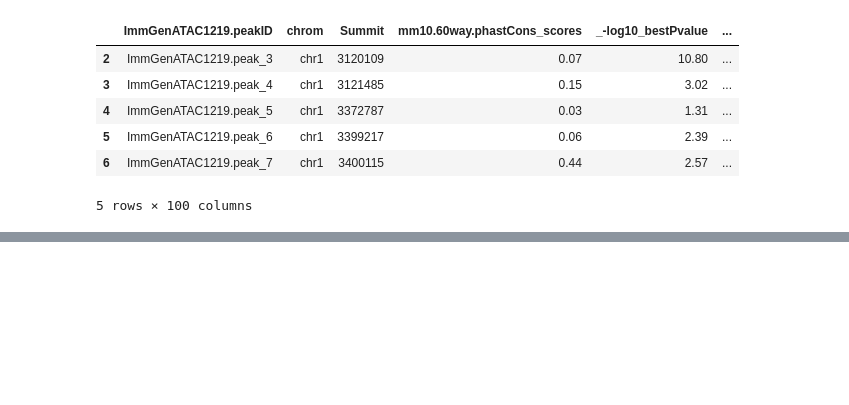
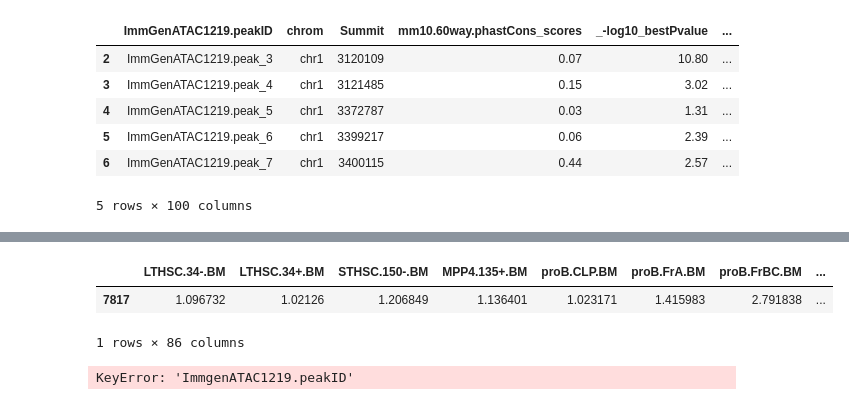
Before and after one commit to datascience-mobi-2026/topic04_team03, a Jupyter notebook: jupyter_peter_v1.2.ipynb, the cells around one changed output, grey strips where cells are left out. Cells and saved outputs as stored; diff of their text form; code cells hidden in the pictures; blank space fills up the shorter version.

Commit message:
Part 2.4: regression model as a function

```diff
--- a/jupyter_peter_v1.2.ipynb
+++ b/jupyter_peter_v1.2.ipynb
@@ -372,0 +413,62 @@ only_enhancers.to_csv('data/only_enhancers_intronic_labled', index=False)
+# %%
+#(Y) RNA_seq_IL17f via function
+RNA_seq_path = Path('data') / 'mmc2.csv'
+RNA_seq = pd.read_csv(RNA_seq_path)
+
+def Y_Gene(RNA_seq, gene):
+
+    RNA_seq_Gene = RNA_seq[RNA_seq["Unnamed: 0"] == gene].drop("Unnamed: 0", axis=1, errors="ignore").copy()
+
+    Y = RNA_seq_Gene.iloc[0]
+
+    return RNA_seq_Gene, Y
+
+
+RNA_Seq_Gene, Y = Y_Gene(RNA_seq, "Il17f")
+RNA_seq_IL17f
+# %% [output]
+|  | LTHSC.34-.BM | LTHSC.34+.BM | STHSC.150-.BM | MPP4.135+.BM | proB.CLP.BM | proB.FrA.BM | proB.FrBC.BM | ... |
+| 7817 | 1.096732 | 1.02126 | 1.206849 | 1.136401 | 1.023171 | 1.415983 | 2.791838 | ... |
+1 rows × 86 columns
+# %%
+#(X) ATAC_seq_IL17f via function
+
+##ATAC Data without unreliable Data
+threshold = -np.log10(0.05)
+ATAC_data_removed = ATAC_data[ATAC_data["_-log10_bestPvalue"] >= threshold].copy()
+ATAC_data_removed.__len__()
+
+annotation_cols = [
+    "ImmGenATAC1219.peakID",
+    "Summit",
+    "chrom",
+    "mm10.60way.phastCons_scores",
+    "_-log10_bestPvalue",
+    "Included.in.systematic.analysis",
+    "TSS",
+    "genes.within.100Kb"
+]
+
+def ATAC_seq_Gene(ATAC_data_removed, gene, Y):
+
+    atac_gene = ATAC_data_removed[ATAC_data_removed['genes.within.100Kb'].str.contains(fr'\b{gene}\b', case=False, na=False)].copy()
+
+    atac_gene_num = atac_gene.drop(annotation_cols, axis=1)
+
+    X = atac_gene_num.T
+    X_labels = atac_gene['ImmGenATAC1219.peakID'].values
+
+    correlation = []
+
+    for i in atac_gene_num.index:
+        corr = atac_gene_num.loc[i].corr(Y)
+        peakID = atac_gene.loc[i, 'ImmgenATAC1219.peakID']
+        correlation.append([peakID, corr])
+
+    return atac_gene, X, X_labels, correlation
+
+
+ATAC_Il17f, X, X_labels, correlation = ATAC_seq_Gene(ATAC_data_removed, "Il17f", Y)
+correlation
+# %% [output]
+KeyError: 'ImmgenATAC1219.peakID'
```
Also changed, not shown: parts of 18 cells of this notebook.
